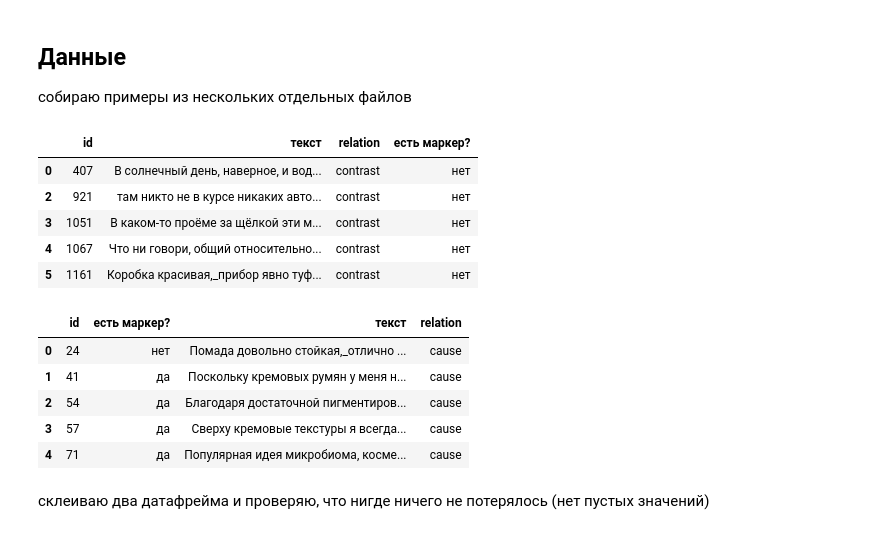
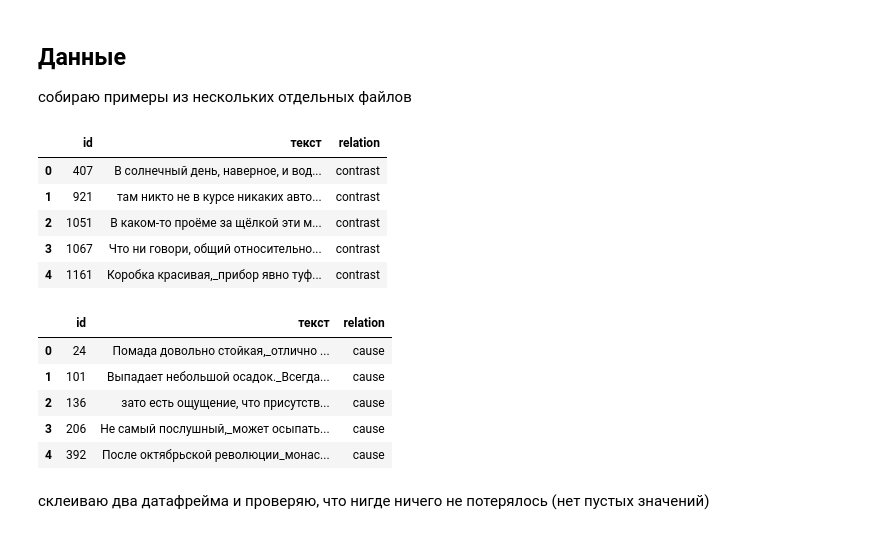
Before and after one commit to polyankaglade/ImpDiscRel, a Jupyter notebook: features_and_models.ipynb, the cells around one changed output. Saved outputs shown, nothing was run; the diff lists cells and outputs as text; code cells hidden in the pictures.

```diff
--- a/features_and_models.ipynb
+++ b/features_and_models.ipynb
@@ -8,32 +8,30 @@ tqdm.pandas()
 
 собираю примеры из нескольких отдельных файлов
 # %%
-contrast_df = pd.read_csv('Data\contrast_examples.tsv', sep='\t')
-cause_df = pd.read_csv('Data\cause_examples.tsv', sep='\t')
+contrast_df = pd.read_csv('Data\contrast_clean_extended.tsv', sep='\t')
+cause_df = pd.read_csv('Data\cause_clean_extended.tsv', sep='\t')
 # %%
-df1 = contrast_df[contrast_df['подходит?']=='да'].drop(columns=['подходит?'])
+df1 = contrast_df
 df1['relation'] = 'contrast'
-df1['есть маркер?'] = 'нет'
-df1['id'] = df1['id']+1
 df1.head()
 # %% [output]
-|  | id | текст | relation | есть маркер? |
-| 0 | 407 | В солнечный день, наверное, и вод... | contrast | нет |
-| 2 | 921 | там никто не в курсе никаких авто... | contrast | нет |
-| 3 | 1051 | В каком-то проёме за щёлкой эти м... | contrast | нет |
-| 4 | 1067 | Что ни говори, общий относительно... | contrast | нет |
-| 5 | 1161 | Коробка красивая,_прибор явно туф... | contrast | нет |
+|  | id | текст | relation |
+| 0 | 407 | В солнечный день, наверное, и вод... | contrast |
+| 1 | 921 | там никто не в курсе никаких авто... | contrast |
+| 2 | 1051 | В каком-то проёме за щёлкой эти м... | contrast |
+| 3 | 1067 | Что ни говори, общий относительно... | contrast |
+| 4 | 1161 | Коробка красивая,_прибор явно туф... | contrast |
 # %%
 df2 = cause_df
 df2['relation'] = 'cause'
 df2.head()
 # %% [output]
-|  | id | есть маркер? | текст | relation |
-| 0 | 24 | нет | Помада довольно стойкая,_отлично ... | cause |
-| 1 | 41 | да | Поскольку кремовых румян у меня н... | cause |
-| 2 | 54 | да | Благодаря достаточной пигментиров... | cause |
-| 3 | 57 | да | Сверху кремовые текстуры я всегда... | cause |
-| 4 | 71 | да | Популярная идея микробиома, косме... | cause |
+|  | id | текст | relation |
+| 0 | 24 | Помада довольно стойкая,_отлично ... | cause |
+| 1 | 101 | Выпадает небольшой осадок._Всегда... | cause |
+| 2 | 136 | зато есть ощущение, что присутств... | cause |
+| 3 | 206 | Не самый послушный,_может осыпать... | cause |
+| 4 | 392 | После октябрьской революции_монас... | cause |
 # %% [markdown]
 склеиваю два датафрейма и проверяю, что нигде ничего не потерялось (нет пустых значений)
 # %%
```
Also changed, not shown: parts of 25 cells of this notebook, 5 other files.
